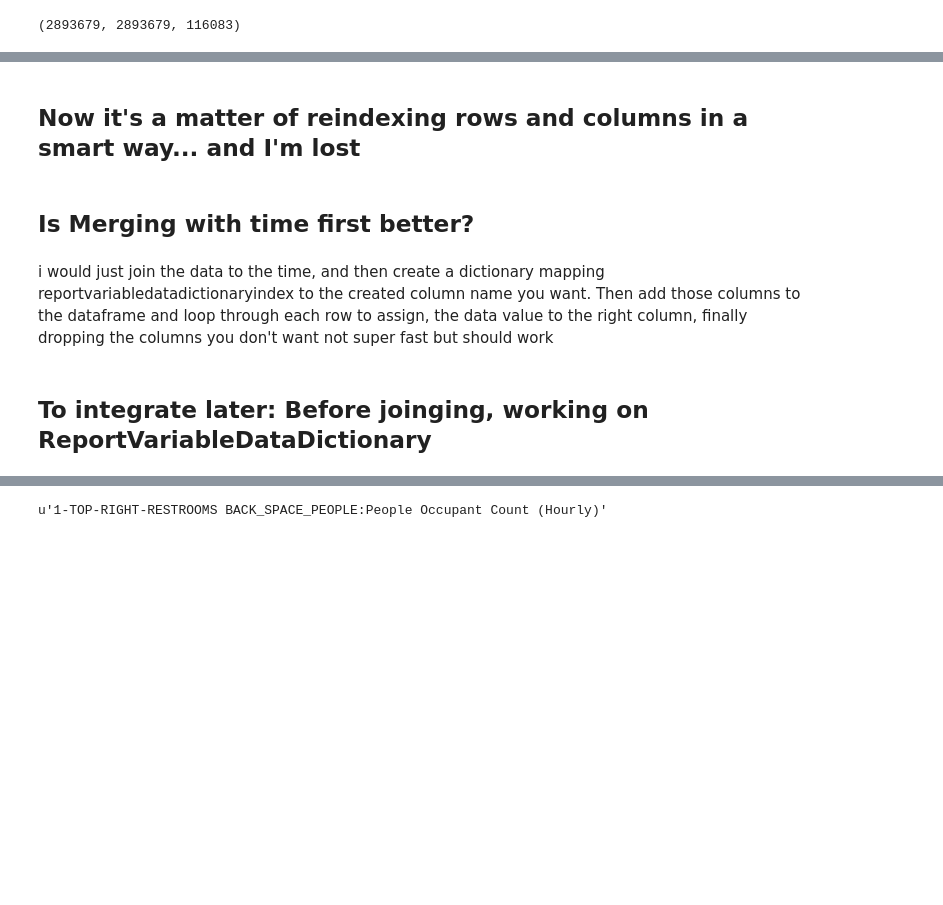
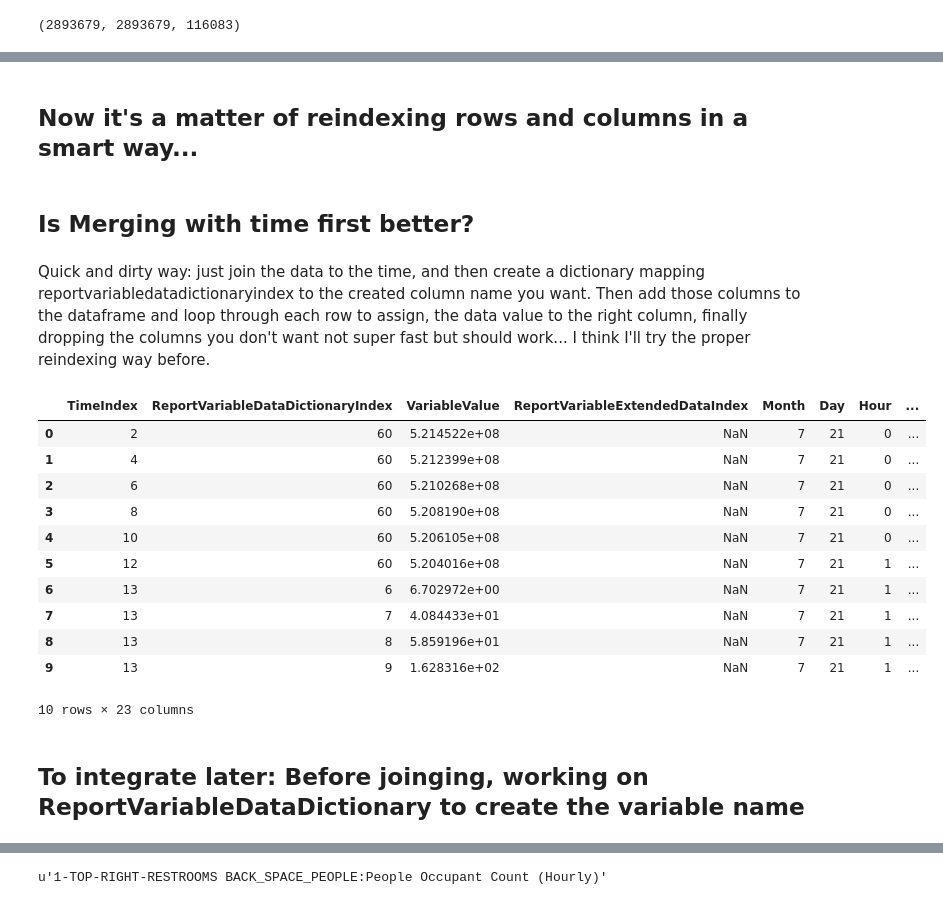
Before and after one commit to arif-hanif/EPlusSQL2Pandas, a Jupyter notebook: EPlusSQL2Pandas.ipynb, the cells around one changed output, grey strips where cells are left out. Cells and saved outputs as stored; diff of their text form; code cells hidden in the pictures; blank space fills up the shorter version.

```diff
--- a/EPlusSQL2Pandas.ipynb
+++ b/EPlusSQL2Pandas.ipynb
@@ -113,15 +126,29 @@ len(df_2), len(df_1), len(df_Time)
 # %% [markdown]
-## Now it's a matter of reindexing rows and columns in a smart way... and I'm lost
+## Now it's a matter of reindexing rows and columns in a smart way...
 # %% [markdown]
 ## Is Merging with time first better?
 # %% [markdown]
-i would just join the data to the time, and then create a dictionary mapping reportvariabledatadictionaryindex to the created column name you want. Then add those columns to the dataframe and loop through each row to assign, the data value to the right column, finally dropping the columns you don't want
-not super fast
-but should work
+Quick and dirty way: just join the data to the time, and then create a dictionary mapping reportvariabledatadictionaryindex to the created column name you want. Then add those columns to the dataframe and loop through each row to assign, the data value to the right column, finally dropping the columns you don't want
+not super fast but should work... I think I'll try the proper reindexing way before.
 # %%
 #This is a (LEFT) OUTER JOIN
 df_1b= pd.merge(df_ReportVariableData, df_Time, how='left', left_on='TimeIndex', right_index=True)
 # %%
 df_2b = pd.merge(df_1b, df_ReportVariableDataDictionary, how='left', left_on='ReportVariableDataDictionaryIndex', right_index=True)
+# %%
+df_2b[:10]
+# %% [output]
+|  | TimeIndex | ReportVariableDataDictionaryIndex | VariableValue | ReportVariableExtendedDataIndex | Month | Day | Hour | ... |
+| 0 | 2 | 60 | 5.214522e+08 | NaN | 7 | 21 | 0 | ... |
+| 1 | 4 | 60 | 5.212399e+08 | NaN | 7 | 21 | 0 | ... |
+| 2 | 6 | 60 | 5.210268e+08 | NaN | 7 | 21 | 0 | ... |
+| 3 | 8 | 60 | 5.208190e+08 | NaN | 7 | 21 | 0 | ... |
+| 4 | 10 | 60 | 5.206105e+08 | NaN | 7 | 21 | 0 | ... |
+| 5 | 12 | 60 | 5.204016e+08 | NaN | 7 | 21 | 1 | ... |
+| 6 | 13 | 6 | 6.702972e+00 | NaN | 7 | 21 | 1 | ... |
+| 7 | 13 | 7 | 4.084433e+01 | NaN | 7 | 21 | 1 | ... |
+| 8 | 13 | 8 | 5.859196e+01 | NaN | 7 | 21 | 1 | ... |
+| 9 | 13 | 9 | 1.628316e+02 | NaN | 7 | 21 | 1 | ... |
+10 rows × 23 columns
 # %% [markdown]
-## To integrate later: Before joinging, working on ReportVariableDataDictionary
+## To integrate later: Before joinging, working on ReportVariableDataDictionary to create the variable name
```
Also changed, not shown: parts of 3 cells of this notebook.
